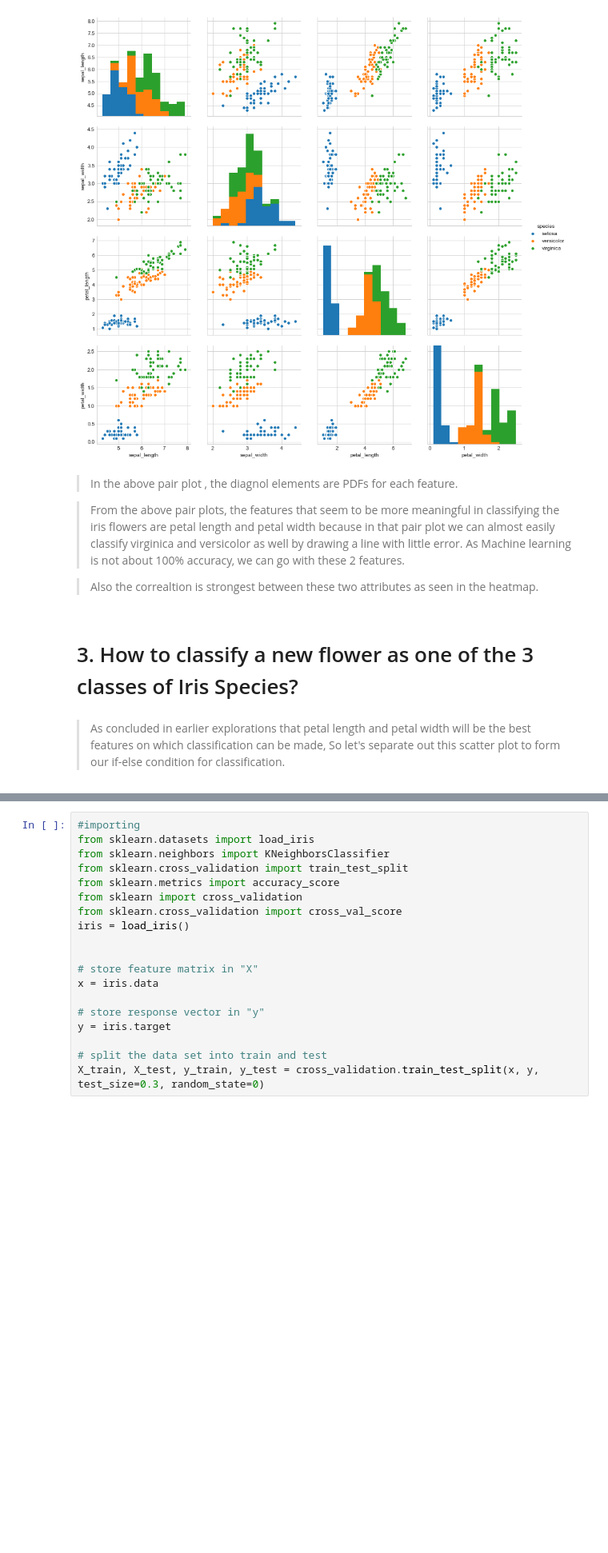
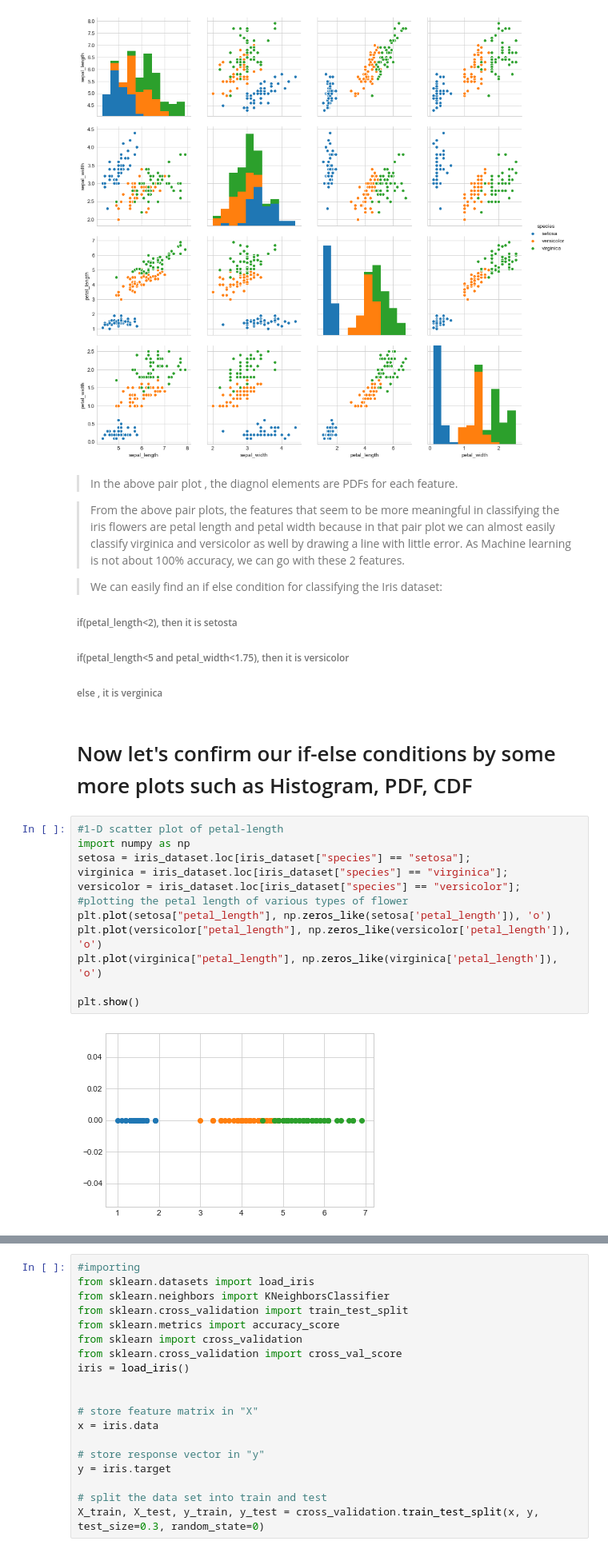
Before and after one commit to Rakesh9998/Iris-dataset-observation-Blog-your-solution-project-udacity-, a Jupyter notebook: Iris_project.ipynb, the cells around one changed output, grey strips where cells are left out. Shown at 80% size. Cells and saved outputs as stored; diff of their text form; blank space fills up the shorter version.

```diff
--- a/Iris_project.ipynb
+++ b/Iris_project.ipynb
@@ -84,8 +252,24 @@ plt.show()
 
 > From the above pair plots, the features that seem to be more meaningful in classifying the iris flowers are petal length and petal width because in that pair plot we can almost easily classify virginica and versicolor as well by drawing a line  with little error. As Machine learning is not about 100% accuracy, we can go with these 2 features.
 
->Also the correaltion is strongest between these two attributes as seen in the heatmap.
+>We can easily find an if else condition for classifying the Iris dataset:
+
+###### if(petal_length<2), then it is setosta
+###### if(petal_length<5 and petal_width<1.75), then it is versicolor
+###### else , it is verginica
-# %% [markdown]
-# 3. How to classify a new flower as one of the 3 classes of Iris Species?
-# %% [markdown]
->As concluded in earlier explorations that petal length and petal width will be the best features on which classification can be made, So let's separate out this scatter plot to form our if-else condition for classification.
+# %% [markdown]
+#  Now let's confirm our if-else conditions by some more plots such as Histogram, PDF, CDF
+# %%
+#1-D scatter plot of petal-length
+import numpy as np
+setosa = iris_dataset.loc[iris_dataset["species"] == "setosa"];
+virginica = iris_dataset.loc[iris_dataset["species"] == "virginica"];
+versicolor = iris_dataset.loc[iris_dataset["species"] == "versicolor"];
+#plotting the petal length of various types of flower
+plt.plot(setosa["petal_length"], np.zeros_like(setosa['petal_length']), 'o')
+plt.plot(versicolor["petal_length"], np.zeros_like(versicolor['petal_length']), 'o')
+plt.plot(virginica["petal_length"], np.zeros_like(virginica['petal_length']), 'o')
+
+plt.show()
+# %% [output]
+[figure, added]
```
Also changed, not shown: parts of 48 cells of this notebook.
